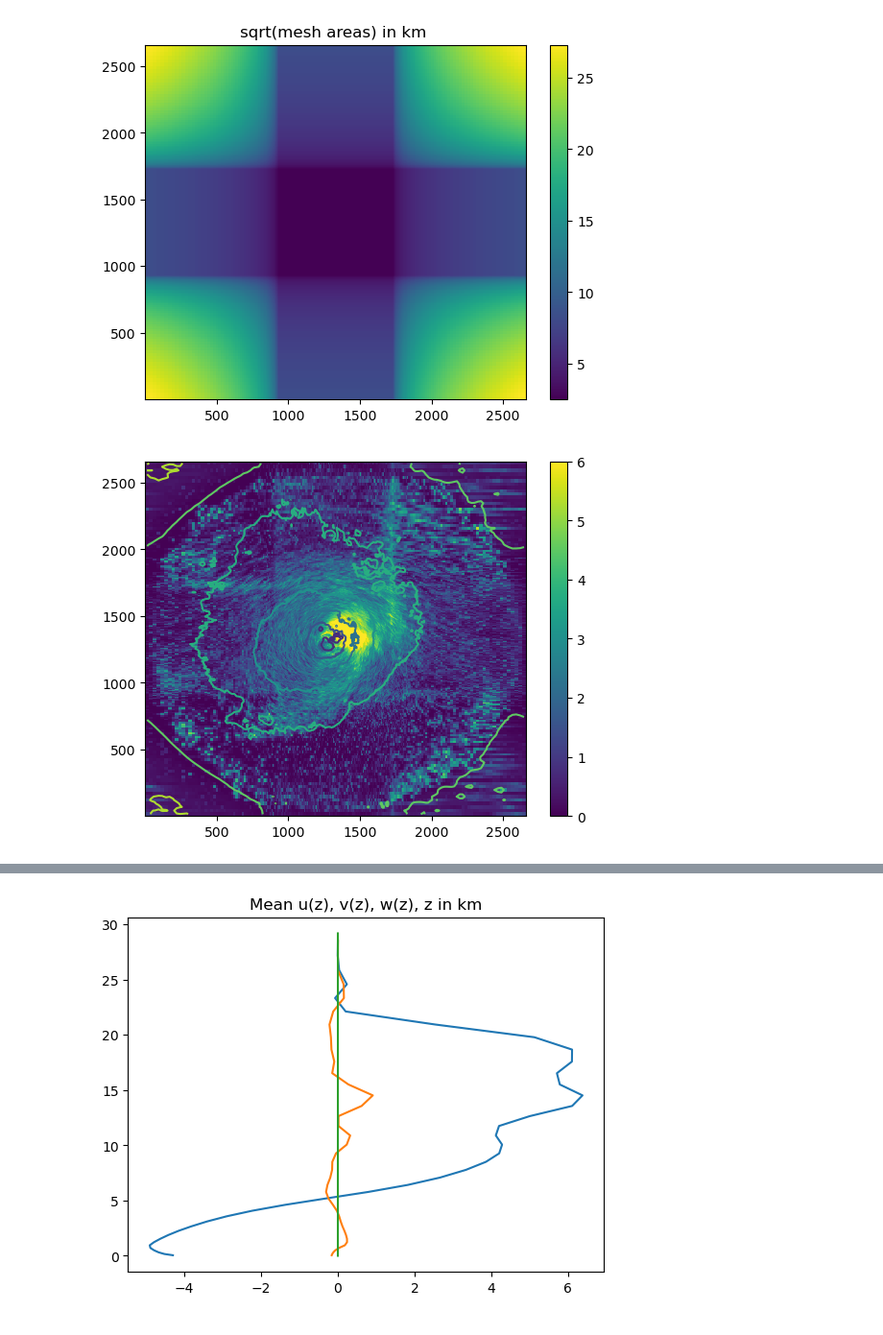
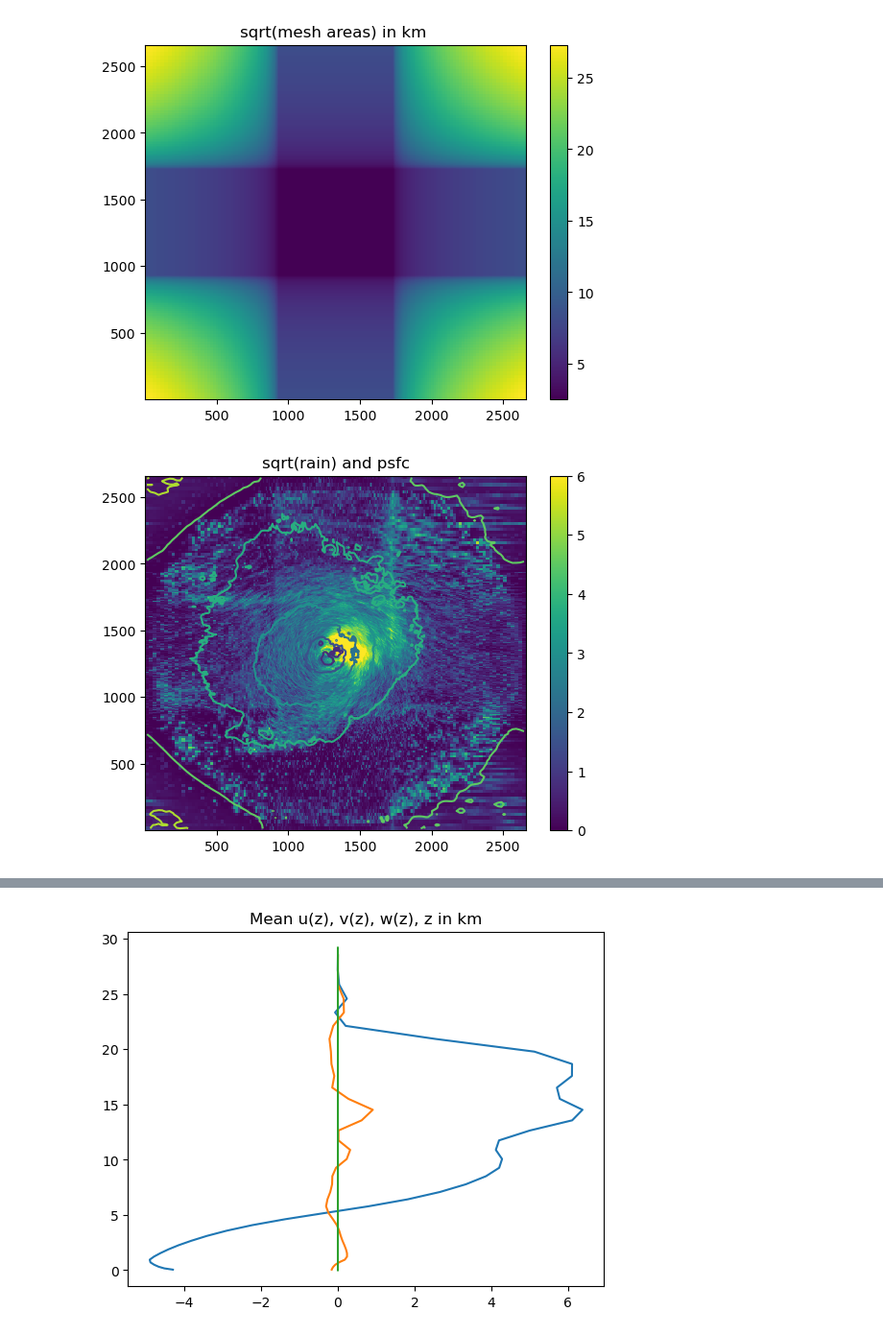
Before and after one commit to MPOcanes/MPO624_2022, a Jupyter notebook: Notebooks/Schechter_cyclone_shear.ipynb, the cells around one changed output, grey strips where cells are left out. Shown at 96% size. Saved outputs shown, nothing was run; the diff lists cells and outputs as text; code cells hidden in the pictures.

```diff
--- a/Notebooks/Schechter_cyclone_shear.ipynb
+++ b/Notebooks/Schechter_cyclone_shear.ipynb
@@ -85,8 +83,9 @@ plt.pcolormesh(ds.xh, ds.yh, np.sqrt(Aw)); plt.colorbar(); plt.title('sqrt(mesh
 Text(0.5, 1.0, 'sqrt(mesh areas) in km ')
 [figure]
 # %%
-# Quick look at sqrt(rainfall)and surface pressure
+# Quick look at sqrt(rainfall) and surface pressure
 plt.pcolormesh(ds.xh, ds.yh, np.sqrt(ds.rain[0]),vmax=6 ); plt.colorbar()
 plt.contour(ds.xh, ds.yh, ds.psfc[0]);
+plt.title('sqrt(rain) and psfc');
 # %% [output]
-[figure, old version]
+[figure, new version]
```
Also changed, not shown: parts of 28 cells of this notebook.
